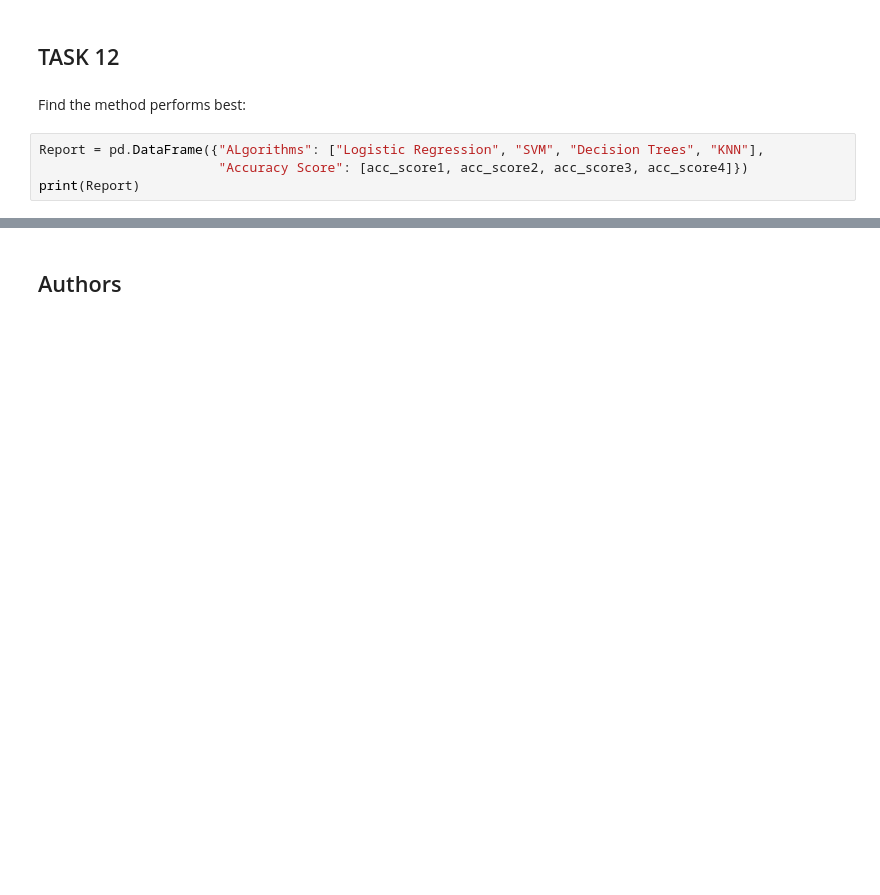
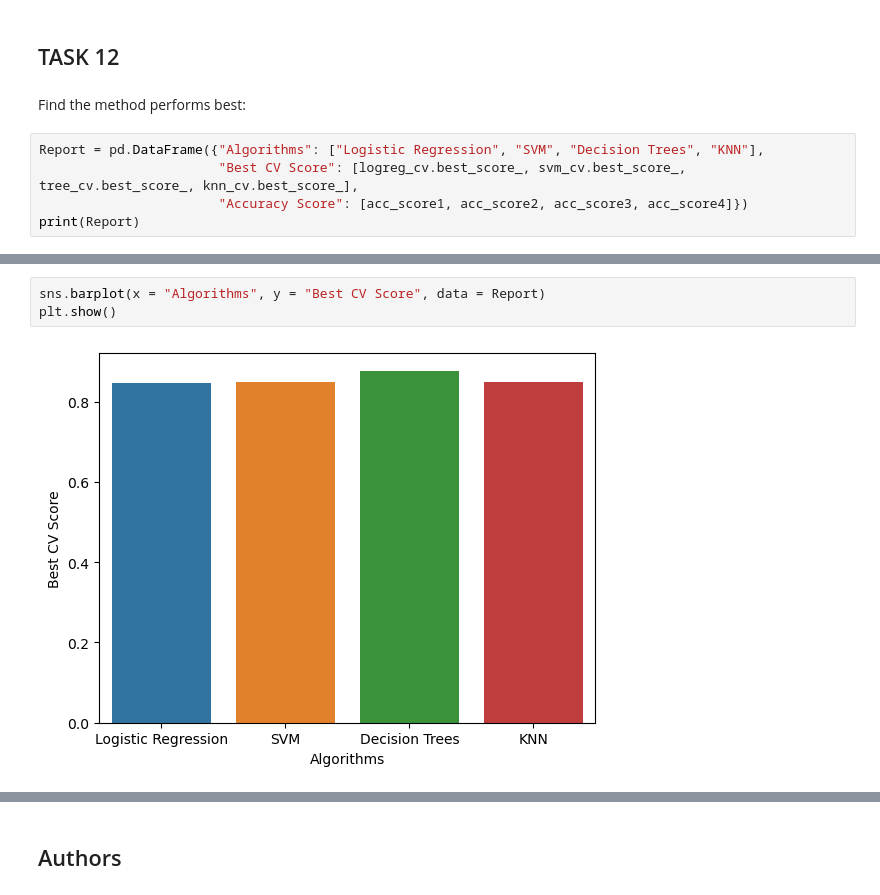
Before and after one commit to TifeAwoyemi/Data-Science-Lessons, a Jupyter notebook: 8. SpaceX Machine Learning Prediction.ipynb, the cells around one changed output, grey strips where cells are left out. Cells and saved outputs as stored; diff of their text form; blank space fills up the shorter version.

```diff
--- a/8. SpaceX Machine Learning Prediction.ipynb
+++ b/8. SpaceX Machine Learning Prediction.ipynb
@@ -366,7 +368,8 @@ plot_confusion_matrix(Y_test,yhat)
 # %% [markdown]
 Find the method performs best:
 # %%
-Report = pd.DataFrame({"ALgorithms": ["Logistic Regression", "SVM", "Decision Trees", "KNN"],
+Report = pd.DataFrame({"Algorithms": ["Logistic Regression", "SVM", "Decision Trees", "KNN"],
+                       "Best CV Score": [logreg_cv.best_score_, svm_cv.best_score_, tree_cv.best_score_, knn_cv.best_score_],
                        "Accuracy Score": [acc_score1, acc_score2, acc_score3, acc_score4]})
 print(Report)
 # %% [output]
@@ -383,0 +390,5 @@ print(best_performer)
+# %%
+sns.barplot(x = "Algorithms", y = "Best CV Score", data = Report)
+plt.show()
+# %% [output]
+[figure, added]
```
Also changed, not shown: parts of 14 cells of this notebook.
